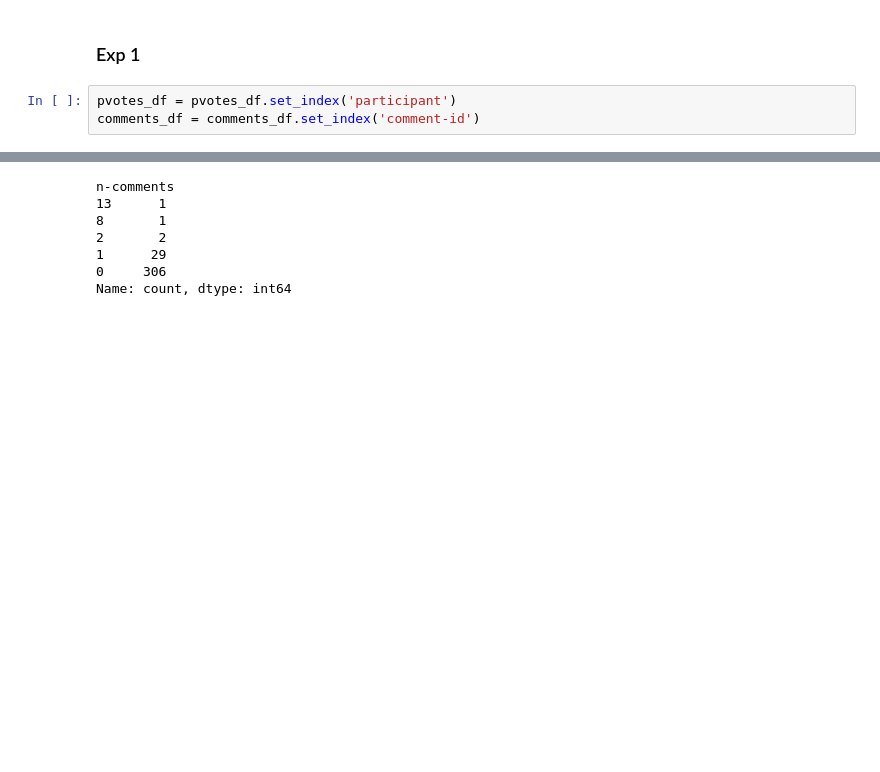
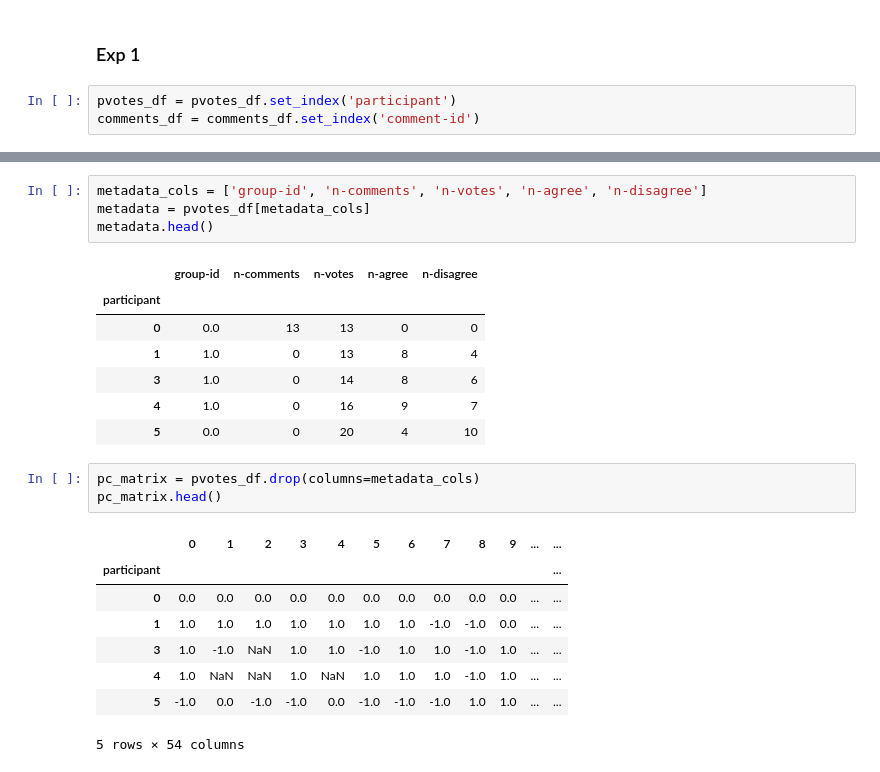
Before and after one commit to yunghsuanwu/polisdata_exp, a Jupyter notebook: dataexploration_140525.ipynb, the cells around one changed output, grey strips where cells are left out. Saved outputs shown, nothing was run; the diff lists cells and outputs as text; blank space fills up the shorter version.

```diff
--- a/dataexploration_140525.ipynb
+++ b/dataexploration_140525.ipynb
@@ -78,9 +89,24 @@ comments_df = comments_df.set_index('comment-id')
 # %%
+metadata_cols = ['group-id', 'n-comments', 'n-votes', 'n-agree', 'n-disagree']
+metadata = pvotes_df[metadata_cols]
+metadata.head()
 # %% [output]
-n-comments
-13      1
-8       1
-2       2
-1      29
-0     306
-Name: count, dtype: int64
+|  | group-id | n-comments | n-votes | n-agree | n-disagree |
+| participant |  |  |  |  |  |
+| 0 | 0.0 | 13 | 13 | 0 | 0 |
+| 1 | 1.0 | 0 | 13 | 8 | 4 |
+| 3 | 1.0 | 0 | 14 | 8 | 6 |
+| 4 | 1.0 | 0 | 16 | 9 | 7 |
+| 5 | 0.0 | 0 | 20 | 4 | 10 |
+# %%
+pc_matrix = pvotes_df.drop(columns=metadata_cols)
+pc_matrix.head()
+# %% [output]
+|  | 0 | 1 | 2 | 3 | 4 | 5 | 6 | 7 | 8 | 9 | ... | ... |
+| participant |  |  |  |  |  |  |  |  |  |  |  | ... |
+| 0 | 0.0 | 0.0 | 0.0 | 0.0 | 0.0 | 0.0 | 0.0 | 0.0 | 0.0 | 0.0 | ... | ... |
+| 1 | 1.0 | 1.0 | 1.0 | 1.0 | 1.0 | 1.0 | 1.0 | -1.0 | -1.0 | 0.0 | ... | ... |
+| 3 | 1.0 | -1.0 | NaN | 1.0 | 1.0 | -1.0 | 1.0 | 1.0 | -1.0 | 1.0 | ... | ... |
+| 4 | 1.0 | NaN | NaN | 1.0 | NaN | 1.0 | 1.0 | 1.0 | -1.0 | 1.0 | ... | ... |
+| 5 | -1.0 | 0.0 | -1.0 | -1.0 | 0.0 | -1.0 | -1.0 | -1.0 | 1.0 | 1.0 | ... | ... |
+5 rows × 54 columns
```
Also changed, not shown: parts of 4 cells of this notebook, 6 other files.
